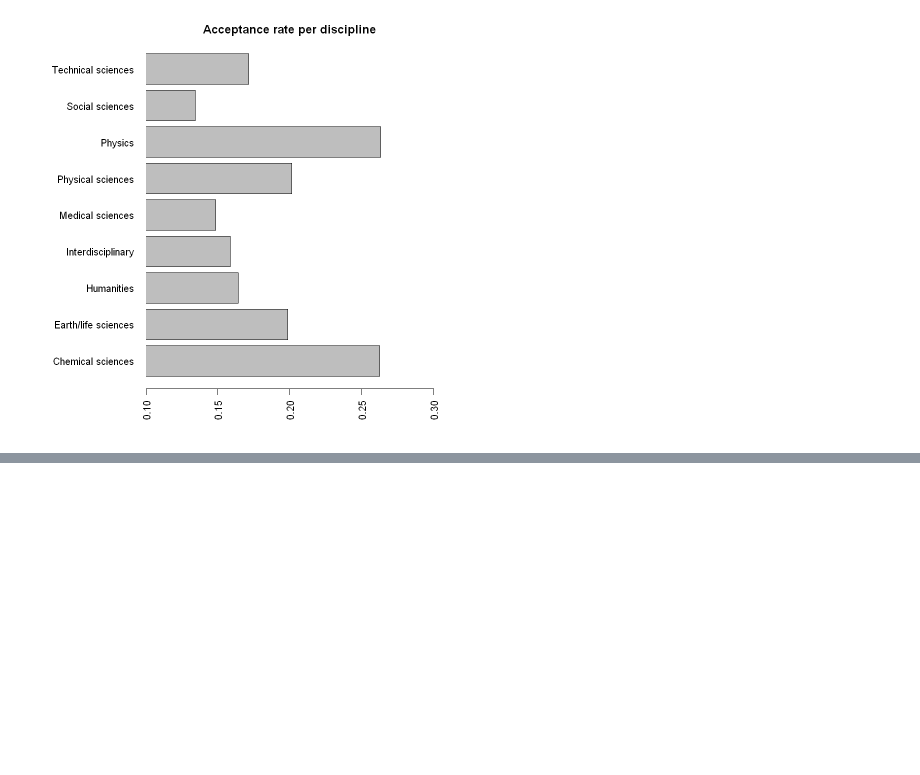
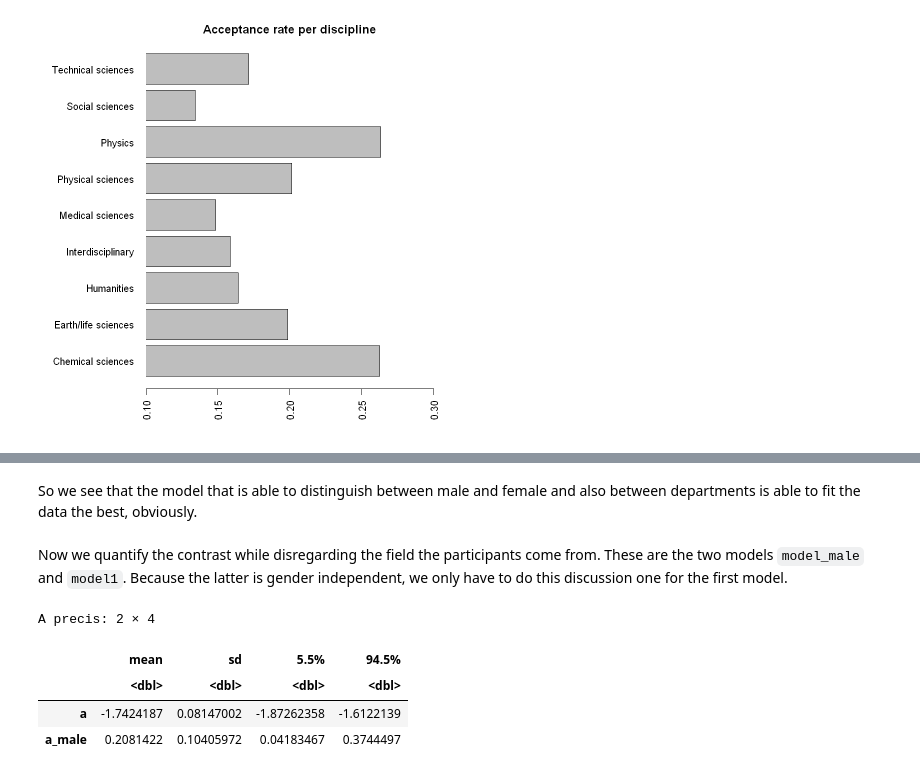
Before and after one commit to TimeTeleporter/advanced_statistics, a Jupyter notebook: exercise_sheet_10/exercise_sheet_10_Immanuel_Albrecht.ipynb, the cells around one changed output, grey strips where cells are left out. Cells and saved outputs as stored; diff of their text form; code cells hidden in the pictures; blank space fills up the shorter version.

````diff
--- a/exercise_sheet_10/exercise_sheet_10_Immanuel_Albrecht.ipynb
+++ b/exercise_sheet_10/exercise_sheet_10_Immanuel_Albrecht.ipynb
@@ -77,0 +106,12 @@ title("Acceptance rate per discipline")
+# %%
+# One mean for male and one mean for female
+model_male <- map(
+	alist(
+		awards ~ dbinom(applications, p),
+		logit(p) <- a + a_male * male,
+		a ~ dnorm(0, 10),
+		a_male ~ dnorm(0, 10)
+	),
+	data = d
+)
+model_male_parameter_amount <- 1 + 1 # 2
@@ -77,0 +177,13 @@ title("Acceptance rate per discipline")
+# %% [markdown]
+So we see that the model that is able to distinguish between male and female and also between departments is able to fit the data the best, obviously.
+# %% [markdown]
+Now we quantify the contrast while disregarding the field the participants come from. These are the two models ```model_male``` and ```model1```. Because the latter is gender independent, we only have to do this discussion one for the first model.
+# %%
+# The relative scale, which in most cases can be disregarded.
+summary(model_male)
+# %% [output]
+A precis: 2 × 4
+|  | mean | sd | 5.5% | 94.5% |
+|  | <dbl> | <dbl> | <dbl> | <dbl> |
+| a | -1.7424187 | 0.08147002 | -1.87262358 | -1.6122139 |
+| a_male | 0.2081422 | 0.10405972 | 0.04183467 | 0.3744497 |
````
Also changed, not shown: parts of 11 cells of this notebook.
